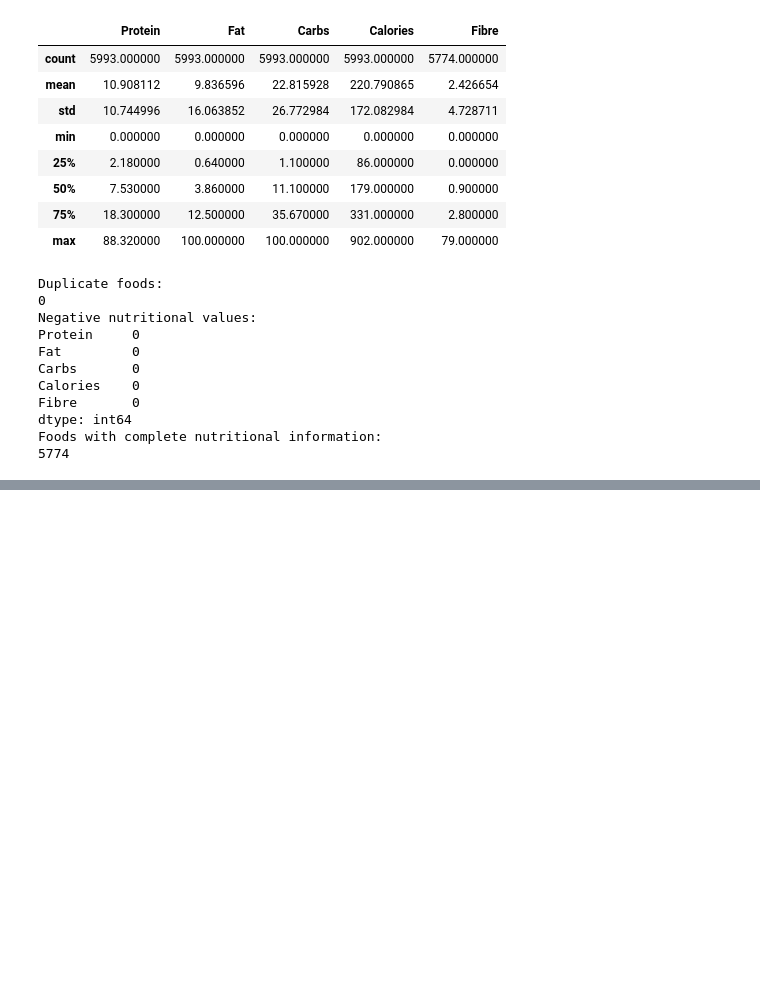
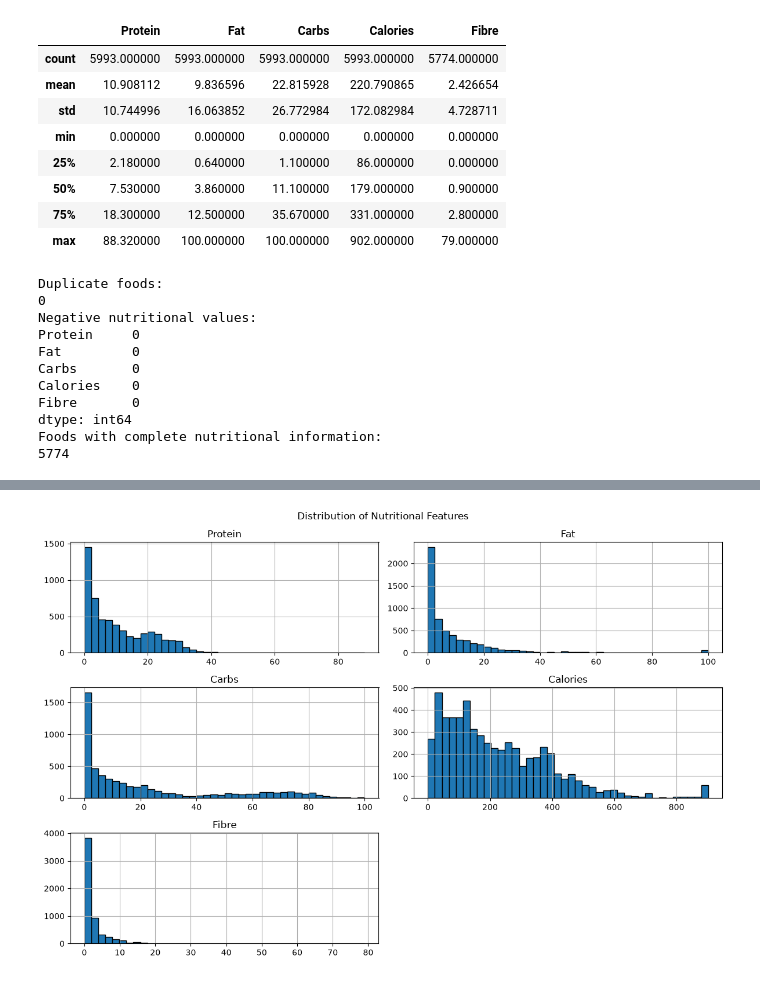
Before and after one commit to dhrutigandhi05/Food-Nutrition-Clustering, a Jupyter notebook: notebooks/eda.ipynb, the cells around one changed output, grey strips where cells are left out. Cells and saved outputs as stored; diff of their text form; code cells hidden in the pictures; blank space fills up the shorter version.

Commit message:
visualize the data

```diff
--- a/notebooks/eda.ipynb
+++ b/notebooks/eda.ipynb
@@ -4,8 +6,8 @@ import numpy as np
 # %%
-foods = pd.read_csv("../data/Food_Name.csv")
-nutrients = pd.read_csv("../data/Nutrient_Name.csv")
-amounts = pd.read_csv("../data/Nutrient_Amount.csv")
-food_groups = pd.read_csv("../data/CNF_Food_Group.csv")
+foods = pd.read_csv("../data/raw/Food_Name.csv")
+nutrients = pd.read_csv("../data/raw/Nutrient_Name.csv")
+amounts = pd.read_csv("../data/raw/Nutrient_Amount.csv")
+food_groups = pd.read_csv("../data/raw/CNF_Food_Group.csv")
 
 for name, df in {
     "Foods": foods,
@@ -176,3 +178,10 @@ Fibre       0
 dtype: int64
 Foods with complete nutritional information:
 5774
+# %%
+features = ["Protein", "Fat", "Carbs", "Calories", "Fibre"]
+clean_df = nutrition_df.dropna(subset=features).copy()
+print("Original dataset:", nutrition_df.shape)
+print("Cleaned dataset:", clean_df.shape)
+print("Remaining missing values:")
+print(clean_df[features].isna().sum())
@@ -178,0 +198,12 @@ Foods with complete nutritional information:
+# %%
+clean_df[features].hist(
+    bins=40,
+    figsize=(12, 8),
+    edgecolor="black"
+)
+
+plt.suptitle("Distribution of Nutritional Features")
+plt.tight_layout()
+plt.show()
+# %% [output]
+[figure, added]
```
Also changed, not shown: parts of 5 cells of this notebook, 1 other file.
